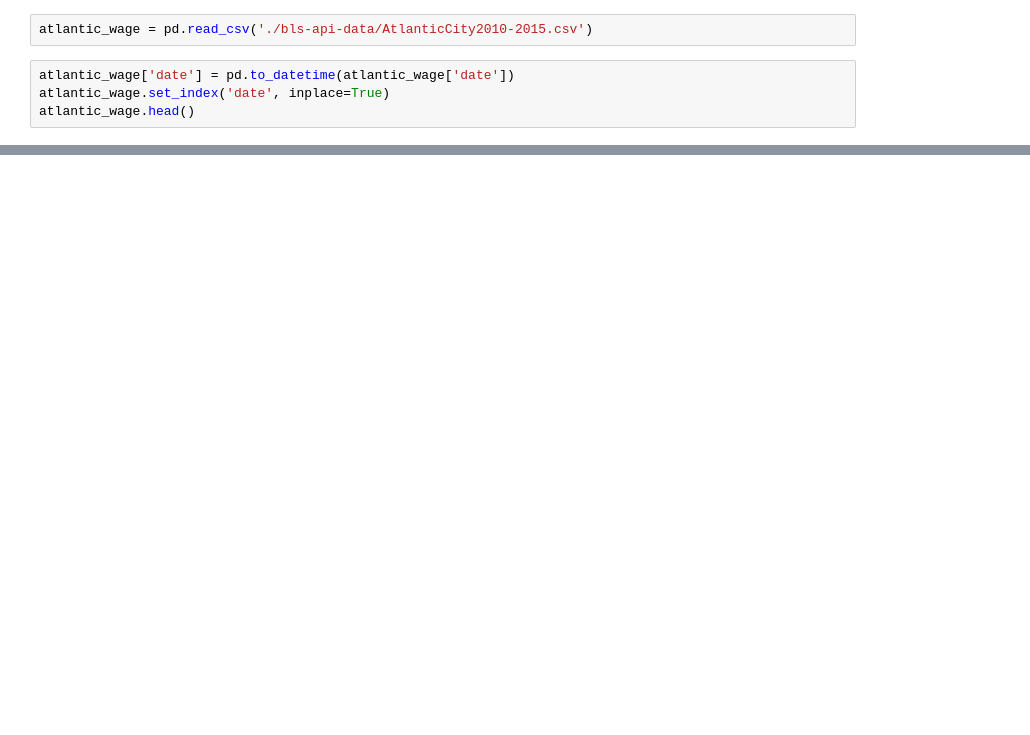
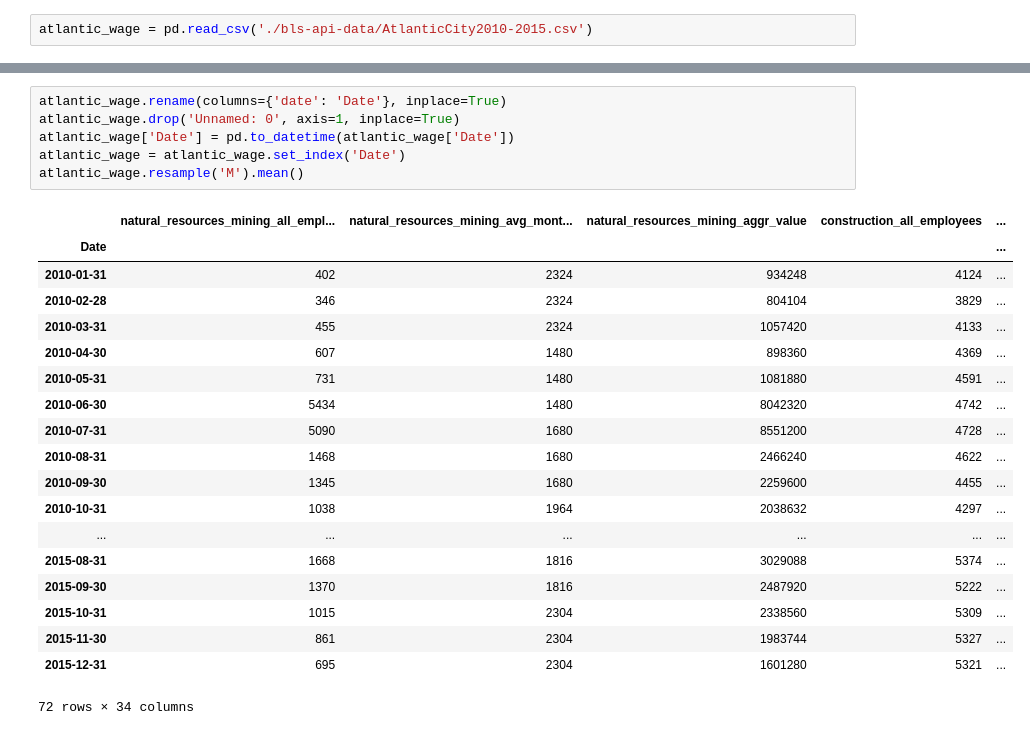
Before and after one commit to MekdeSciD/client_project_hurricane_sandy, a Jupyter notebook: cleaning_notebook.ipynb, the cells around one changed output, grey strips where cells are left out. Cells and saved outputs as stored; diff of their text form; blank space fills up the shorter version.

```diff
--- a/cleaning_notebook.ipynb
+++ b/cleaning_notebook.ipynb
@@ -449,6 +665,2 @@ providence = pd.merge(providence, providence_prep, on='Date')
 # %%
 atlantic_wage = pd.read_csv('./bls-api-data/AtlanticCity2010-2015.csv')
-# %%
-atlantic_wage['date'] = pd.to_datetime(atlantic_wage['date'])
-atlantic_wage.set_index('date', inplace=True)
-atlantic_wage.head()
@@ -463,0 +667,26 @@ atlantic_wage.head()
+# %%
+atlantic_wage.rename(columns={'date': 'Date'}, inplace=True)
+atlantic_wage.drop('Unnamed: 0', axis=1, inplace=True)
+atlantic_wage['Date'] = pd.to_datetime(atlantic_wage['Date'])
+atlantic_wage = atlantic_wage.set_index('Date')
+atlantic_wage.resample('M').mean()
+# %% [output]
+|  | natural_resources_mining_all_empl... | natural_resources_mining_avg_mont... | natural_resources_mining_aggr_value | construction_all_employees | ... |
+| Date |  |  |  |  | ... |
+| 2010-01-31 | 402 | 2324 | 934248 | 4124 | ... |
+| 2010-02-28 | 346 | 2324 | 804104 | 3829 | ... |
+| 2010-03-31 | 455 | 2324 | 1057420 | 4133 | ... |
+| 2010-04-30 | 607 | 1480 | 898360 | 4369 | ... |
+| 2010-05-31 | 731 | 1480 | 1081880 | 4591 | ... |
+| 2010-06-30 | 5434 | 1480 | 8042320 | 4742 | ... |
+| 2010-07-31 | 5090 | 1680 | 8551200 | 4728 | ... |
+| 2010-08-31 | 1468 | 1680 | 2466240 | 4622 | ... |
+| 2010-09-30 | 1345 | 1680 | 2259600 | 4455 | ... |
+| 2010-10-31 | 1038 | 1964 | 2038632 | 4297 | ... |
+| ... | ... | ... | ... | ... | ... |
+| 2015-08-31 | 1668 | 1816 | 3029088 | 5374 | ... |
+| 2015-09-30 | 1370 | 1816 | 2487920 | 5222 | ... |
+| 2015-10-31 | 1015 | 2304 | 2338560 | 5309 | ... |
+| 2015-11-30 | 861 | 2304 | 1983744 | 5327 | ... |
+| 2015-12-31 | 695 | 2304 | 1601280 | 5321 | ... |
+72 rows × 34 columns
```
Also changed, not shown: parts of 23 cells of this notebook, 1 other file.
